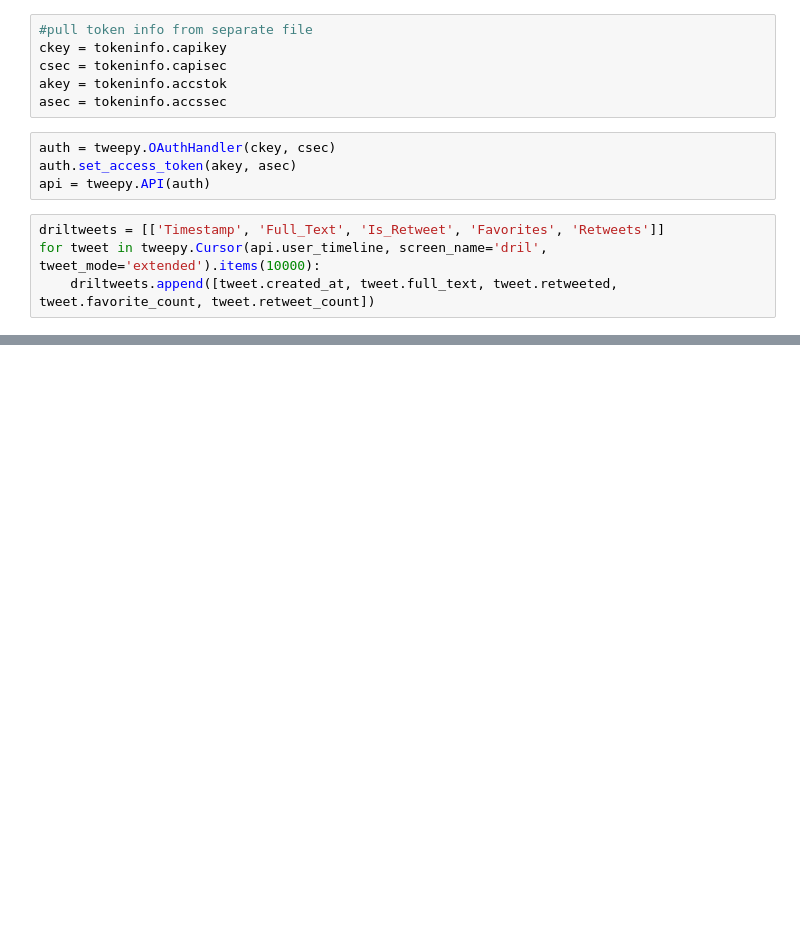
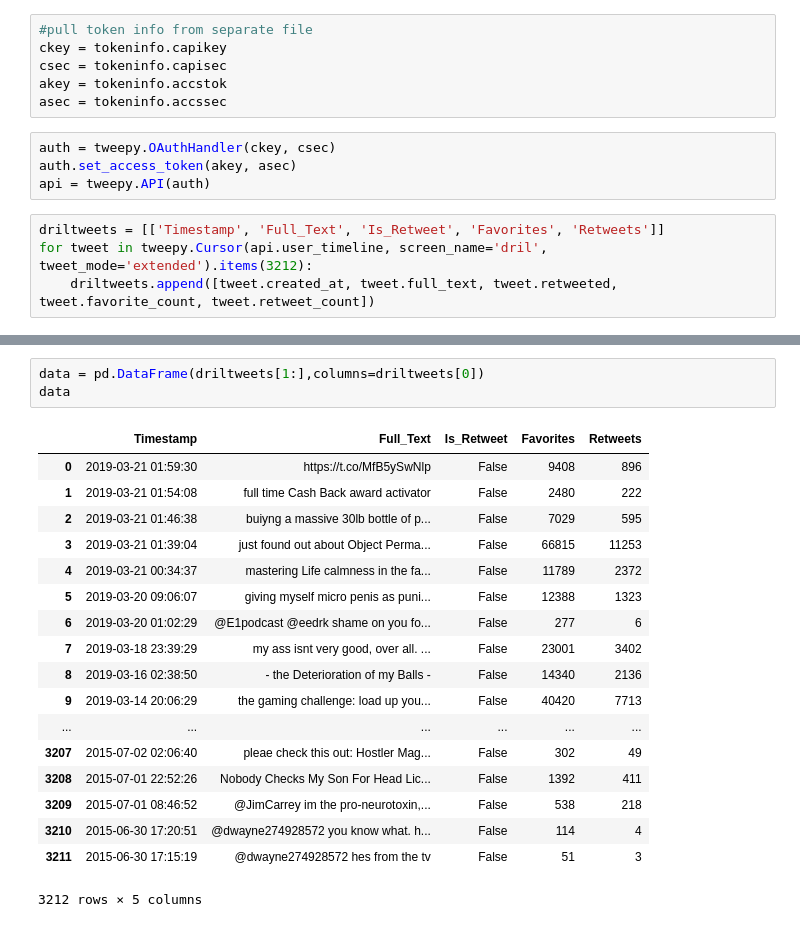
Before and after one commit to mistersalman/tweetstudies, a Jupyter notebook: DrilScraper.ipynb, the cells around one changed output, grey strips where cells are left out. Cells and saved outputs as stored; diff of their text form; blank space fills up the shorter version.

Commit message:
Fixed data extraction, successfully creating data frame.

```diff
--- a/DrilScraper.ipynb
+++ b/DrilScraper.ipynb
@@ -17,7 +36,7 @@ auth.set_access_token(akey, asec)
 api = tweepy.API(auth)
 # %%
 driltweets = [['Timestamp', 'Full_Text', 'Is_Retweet', 'Favorites', 'Retweets']]
-for tweet in tweepy.Cursor(api.user_timeline, screen_name='dril', tweet_mode='extended').items(10000):
+for tweet in tweepy.Cursor(api.user_timeline, screen_name='dril', tweet_mode='extended').items(3212):
     driltweets.append([tweet.created_at, tweet.full_text, tweet.retweeted, tweet.favorite_count, tweet.retweet_count])
 # %%
 driltweets
@@ -23,0 +61,22 @@ driltweets
+# %%
+data = pd.DataFrame(driltweets[1:],columns=driltweets[0])
+data
+# %% [output]
+|  | Timestamp | Full_Text | Is_Retweet | Favorites | Retweets |
+| 0 | 2019-03-21 01:59:30 | https://t.co/MfB5ySwNlp | False | 9408 | 896 |
+| 1 | 2019-03-21 01:54:08 | full time Cash Back award activator | False | 2480 | 222 |
+| 2 | 2019-03-21 01:46:38 | buiyng a massive 30lb bottle of p... | False | 7029 | 595 |
+| 3 | 2019-03-21 01:39:04 | just found out about Object Perma... | False | 66815 | 11253 |
+| 4 | 2019-03-21 00:34:37 | mastering Life calmness in the fa... | False | 11789 | 2372 |
+| 5 | 2019-03-20 09:06:07 | giving myself micro penis as puni... | False | 12388 | 1323 |
+| 6 | 2019-03-20 01:02:29 | @E1podcast @eedrk shame on you fo... | False | 277 | 6 |
+| 7 | 2019-03-18 23:39:29 | my ass isnt very good, over all. ... | False | 23001 | 3402 |
+| 8 | 2019-03-16 02:38:50 | - the Deterioration of my Balls - | False | 14340 | 2136 |
+| 9 | 2019-03-14 20:06:29 | the gaming challenge: load up you... | False | 40420 | 7713 |
+| ... | ... | ... | ... | ... | ... |
+| 3207 | 2015-07-02 02:06:40 | pleae check this out: Hostler Mag... | False | 302 | 49 |
+| 3208 | 2015-07-01 22:52:26 | Nobody Checks My Son For Head Lic... | False | 1392 | 411 |
+| 3209 | 2015-07-01 08:46:52 | @JimCarrey im the pro-neurotoxin,... | False | 538 | 218 |
+| 3210 | 2015-06-30 17:20:51 | @dwayne274928572 you know what. h... | False | 114 | 4 |
+| 3211 | 2015-06-30 17:15:19 | @dwayne274928572 hes from the tv | False | 51 | 3 |
+3212 rows × 5 columns
```
Also changed, not shown: parts of 3 cells of this notebook.
